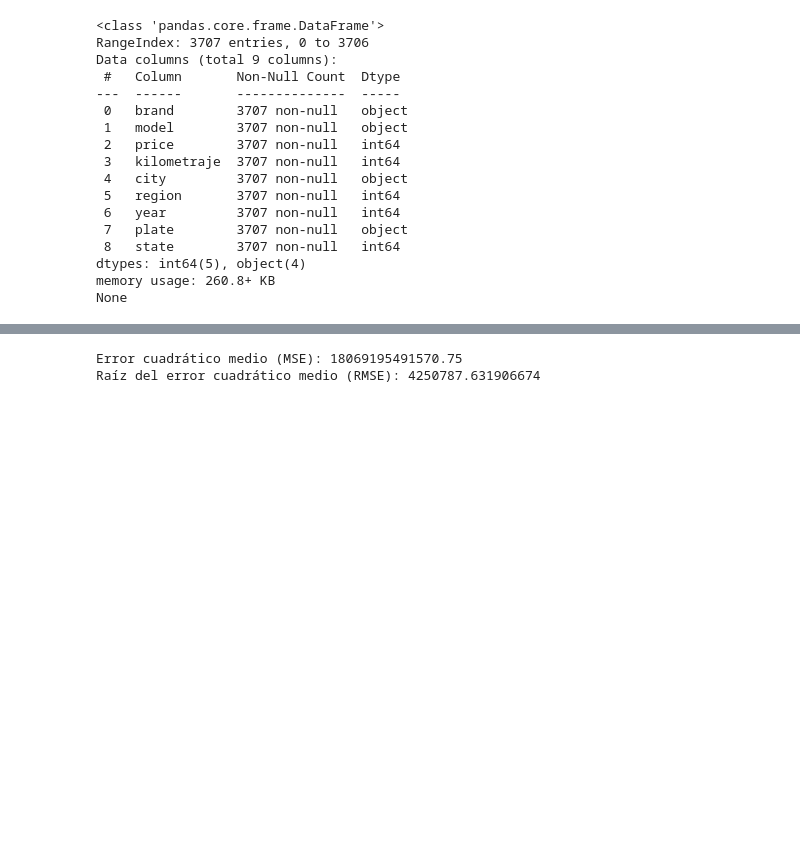
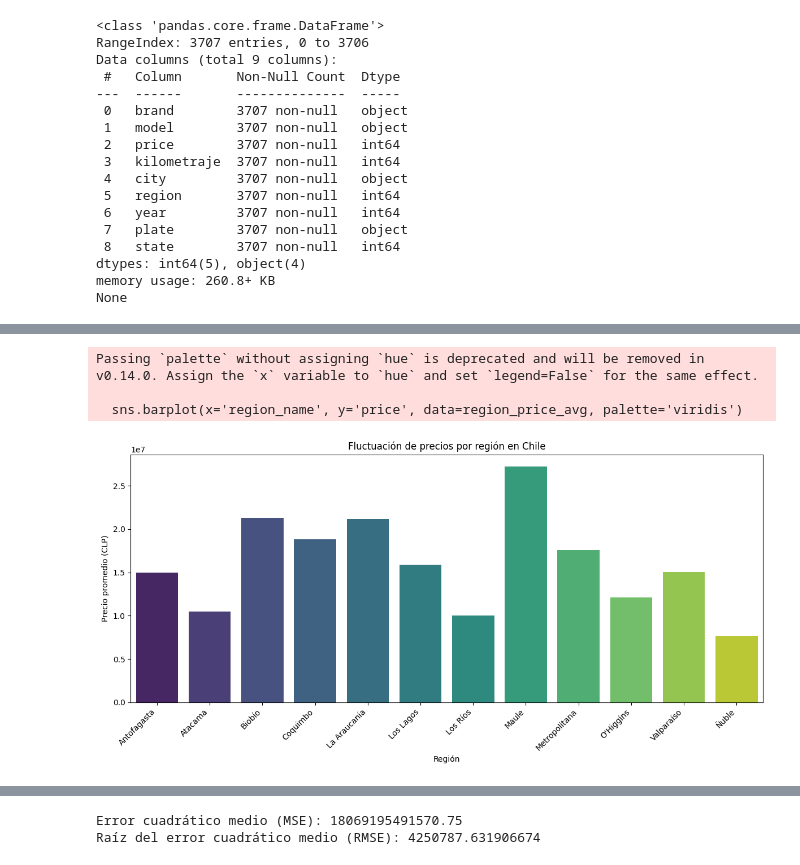
Before and after one commit to rodeskylite/CompraVentaAutos, a Jupyter notebook: models/Intento_modelos.ipynb, the cells around one changed output, grey strips where cells are left out. Saved outputs shown, nothing was run; the diff lists cells and outputs as text; code cells hidden in the pictures; blank space fills up the shorter version.

```diff
--- a/models/Intento_modelos.ipynb
+++ b/models/Intento_modelos.ipynb
@@ -80,3 +80,26 @@ Data columns (total 9 columns):
 dtypes: int64(5), object(4)
 memory usage: 260.8+ KB
 None
+# %%
+# Mapeo de regiones basado en los números
+region_map = {
+    1: "Tarapacá",
+    2: "Antofagasta",
+    3: "Atacama",
+    4: "Coquimbo",
+    5: "Valparaíso",
+    6: "O'Higgins",
+    7: "Maule",
+    8: "Biobío",
+    9: "La Araucanía",
+    10: "Los Lagos",
+    11: "Aysén",
+    12: "Magallanes",
+    13: "Metropolitana",
+    14: "Los Ríos",
+    15: "Arica y Parinacota",
+    16: "Ñuble"
+}
+
+# Asignar los nombres de las regiones al DataFrame
+df_clean['region_name'] = df_clean['region'].map(region_map)
@@ -82,0 +169,21 @@ None
+# %%
+import matplotlib.pyplot as plt
+import seaborn as sns
+
+# Agrupar por región y calcular el precio promedio
+region_price_avg = df_clean.groupby('region_name')['price'].mean().reset_index()
+
+# Crear un gráfico de barras para la fluctuación de precios por región
+plt.figure(figsize=(12, 6))
+sns.barplot(x='region_name', y='price', data=region_price_avg, palette='viridis')
+plt.title('Fluctuación de precios por región en Chile')
+plt.xlabel('Región')
+plt.ylabel('Precio promedio (CLP)')
+plt.xticks(rotation=45, ha='right')
+plt.tight_layout()
+plt.show()
+# %% [output]
+Passing `palette` without assigning `hue` is deprecated and will be removed in v0.14.0. Assign the `x` variable to `hue` and set `legend=False` for the same effect.
+
+  sns.barplot(x='region_name', y='price', data=region_price_avg, palette='viridis')
+[figure, added]
```
Also changed, not shown: parts of 7 cells of this notebook, 22 other files.
